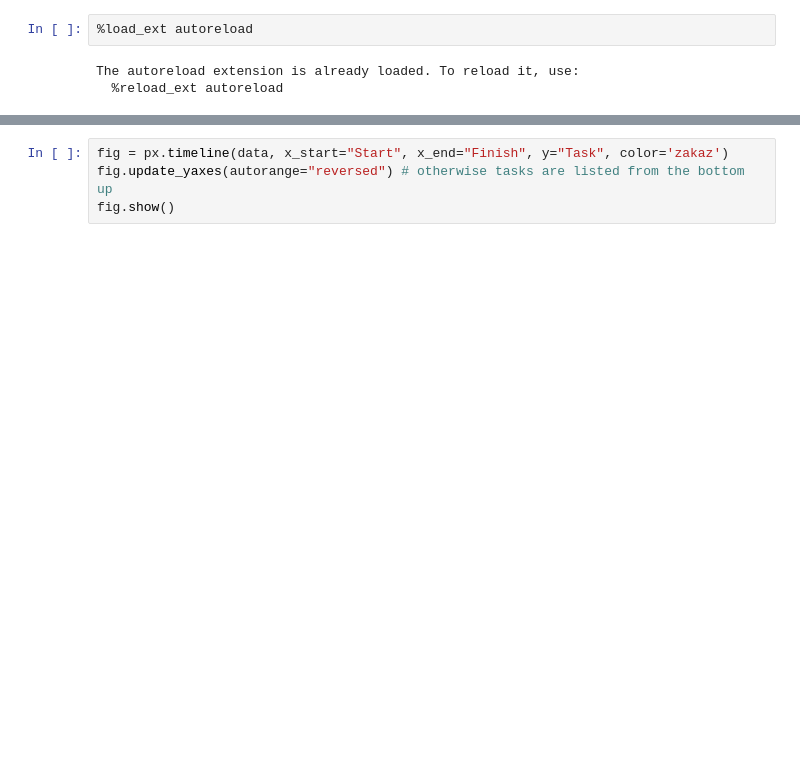
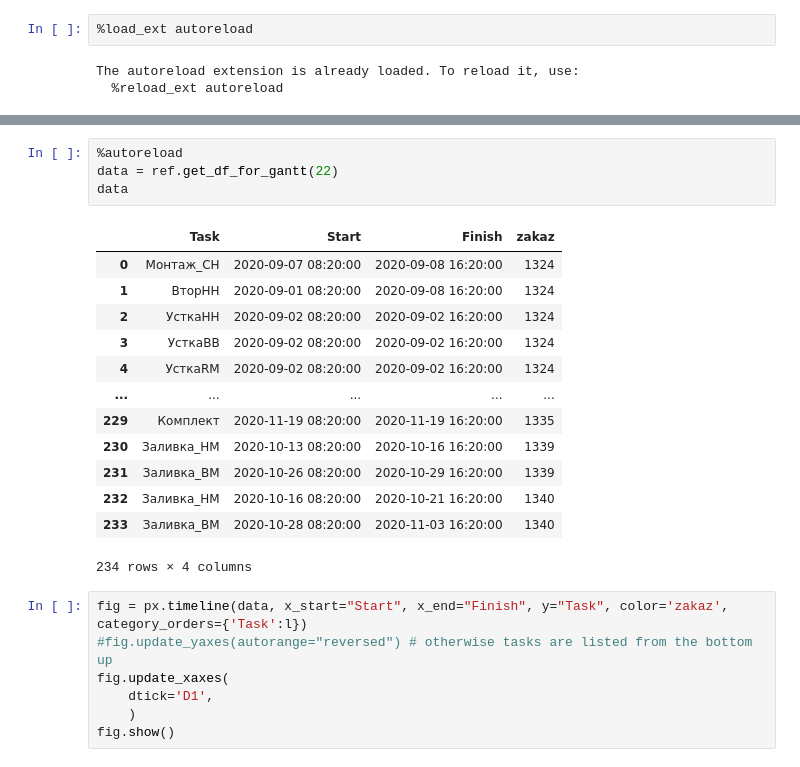
Before and after one commit to TimurKarev/Plan, a Jupyter notebook: test.ipynb, the cells around one changed output, grey strips where cells are left out. Drawn from its saved outputs; the diff is of its cells as text; blank space fills up the shorter version.

```diff
--- a/test.ipynb
+++ b/test.ipynb
@@ -112,4 +64,25 @@ data
+# %%
+%autoreload
+data = ref.get_df_for_gantt(22)
+data
+# %% [output]
+|  | Task | Start | Finish | zakaz |
+| 0 | Монтаж_СН | 2020-09-07 08:20:00 | 2020-09-08 16:20:00 | 1324 |
+| 1 | ВторНН | 2020-09-01 08:20:00 | 2020-09-08 16:20:00 | 1324 |
+| 2 | УсткаНН | 2020-09-02 08:20:00 | 2020-09-02 16:20:00 | 1324 |
+| 3 | УсткаВВ | 2020-09-02 08:20:00 | 2020-09-02 16:20:00 | 1324 |
+| 4 | УсткаRM | 2020-09-02 08:20:00 | 2020-09-02 16:20:00 | 1324 |
+| ... | ... | ... | ... | ... |
+| 229 | Комплект | 2020-11-19 08:20:00 | 2020-11-19 16:20:00 | 1335 |
+| 230 | Заливка_НМ | 2020-10-13 08:20:00 | 2020-10-16 16:20:00 | 1339 |
+| 231 | Заливка_ВМ | 2020-10-26 08:20:00 | 2020-10-29 16:20:00 | 1339 |
+| 232 | Заливка_НМ | 2020-10-16 08:20:00 | 2020-10-21 16:20:00 | 1340 |
+| 233 | Заливка_ВМ | 2020-10-28 08:20:00 | 2020-11-03 16:20:00 | 1340 |
+234 rows × 4 columns
 # %%
-fig = px.timeline(data, x_start="Start", x_end="Finish", y="Task", color='zakaz')
-fig.update_yaxes(autorange="reversed") # otherwise tasks are listed from the bottom up
+fig = px.timeline(data, x_start="Start", x_end="Finish", y="Task", color='zakaz', category_orders={'Task':l})
+#fig.update_yaxes(autorange="reversed") # otherwise tasks are listed from the bottom up
+fig.update_xaxes(
+    dtick='D1',
+    )
 fig.show()
```
Also changed, not shown: parts of 16 cells of this notebook, 6 other files.
